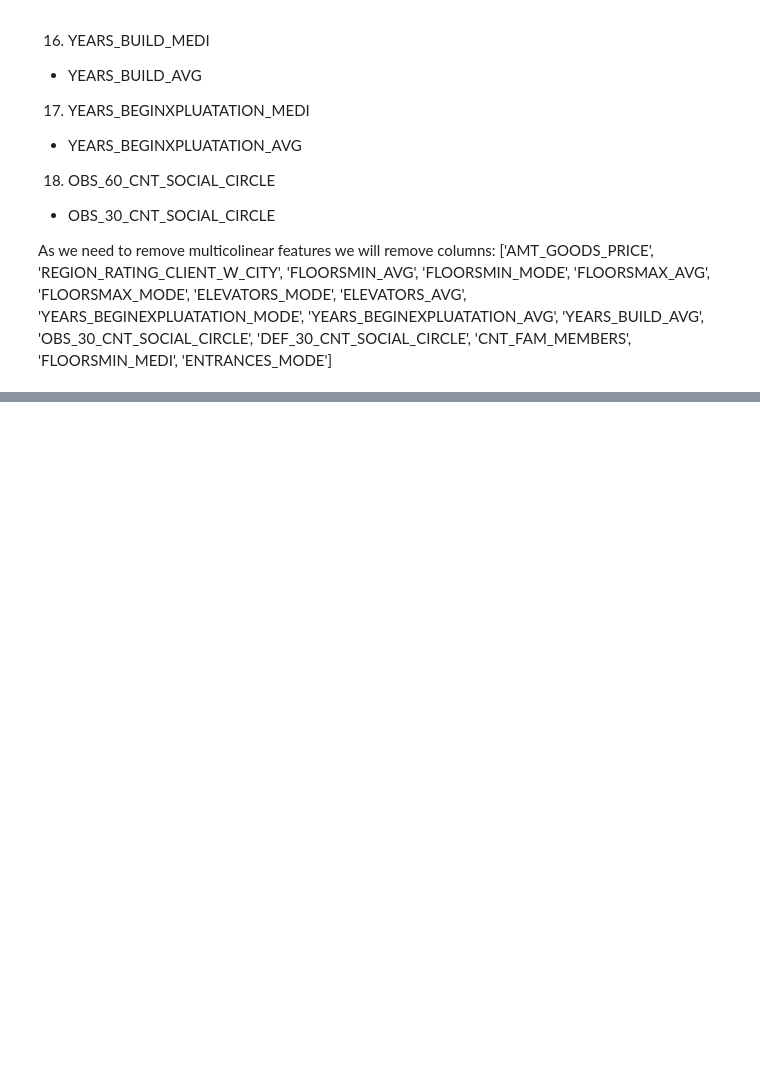
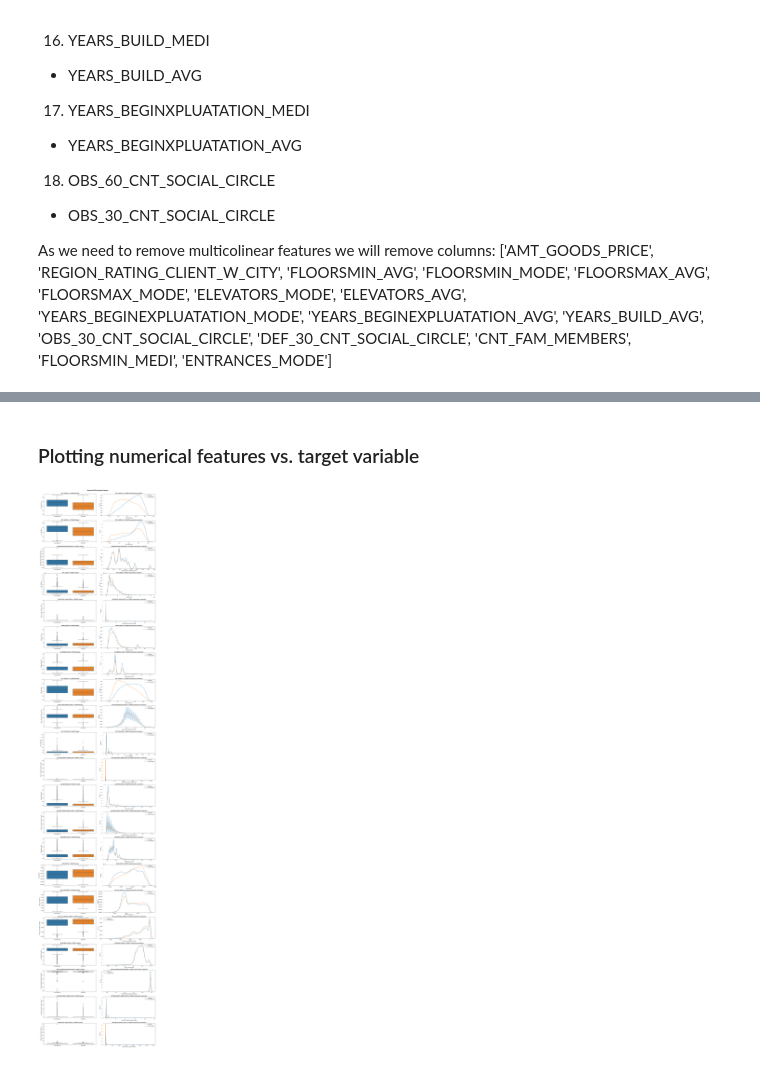
Before and after one commit to malgorzatakolka/HomeCreditDefaultRisk, a Jupyter notebook: Untitled.ipynb, the cells around one changed output, grey strips where cells are left out. Cells and saved outputs as stored; diff of their text form; code cells hidden in the pictures; blank space fills up the shorter version.

```diff
--- a/Untitled.ipynb
+++ b/Untitled.ipynb
@@ -509,10 +501,11 @@ Looking at the correlations between numerical features we see correlations:
 As we need to remove multicolinear features we will remove columns:
 ['AMT_GOODS_PRICE', 'REGION_RATING_CLIENT_W_CITY',  'FLOORSMIN_AVG', 'FLOORSMIN_MODE', 'FLOORSMAX_AVG', 'FLOORSMAX_MODE', 'ELEVATORS_MODE', 'ELEVATORS_AVG', 'YEARS_BEGINEXPLUATATION_MODE', 'YEARS_BEGINEXPLUATATION_AVG', 'YEARS_BUILD_AVG', 'OBS_30_CNT_SOCIAL_CIRCLE', 'DEF_30_CNT_SOCIAL_CIRCLE', 'CNT_FAM_MEMBERS', 'FLOORSMIN_MEDI', 'ENTRANCES_MODE']
 # %%
+# Getting names of multicollinear features
 multicollinear_features = ['AMT_GOODS_PRICE', 'REGION_RATING_CLIENT_W_CITY', 'FLOORSMIN_AVG', 'FLOORSMIN_MODE',
                            'FLOORSMAX_AVG', 'FLOORSMAX_MODE', 'ELEVATORS_MODE', 'ELEVATORS_AVG',
                            'YEARS_BEGINEXPLUATATION_MODE', 'YEARS_BEGINEXPLUATATION_AVG', 'YEARS_BUILD_AVG', 'YEARS_BUILD_MODE',
-                           'OBS_30_CNT_SOCIAL_CIRCLE', 'DEF_30_CNT_SOCIAL_CIRCLE', 'CNT_FAM_MEMBERS', 'FLOORSMIN_MEDI', 'ENTRANCES_MODE']
+                           'OBS_30_CNT_SOCIAL_CIRCLE', 'DEF_30_CNT_SOCIAL_CIRCLE', 'CNT_FAM_MEMBERS', 'FLOORSMIN_MEDI', 'ENTRANCES_MODE', 'AMT_ANNUITY']
+
+# Getting numerical features that are correlated to the target but not with each other
 numerical = [i for i in numerical_corr if i not in multicollinear_features]
-df_pearson = df_eda[numerical]
-pearson_corr_df(df_pearson)
@@ -555,0 +639,6 @@ Pearson correaltions of numerical columns
+# %% [markdown]
+### Plotting numerical features vs. target variable
+# %%
+plot_num(df_eda, 'TARGET', numerical, ['non-defaulters', 'defaulters'])
+# %% [output]
+[figure, added]
```
Also changed, not shown: parts of 29 cells of this notebook.
